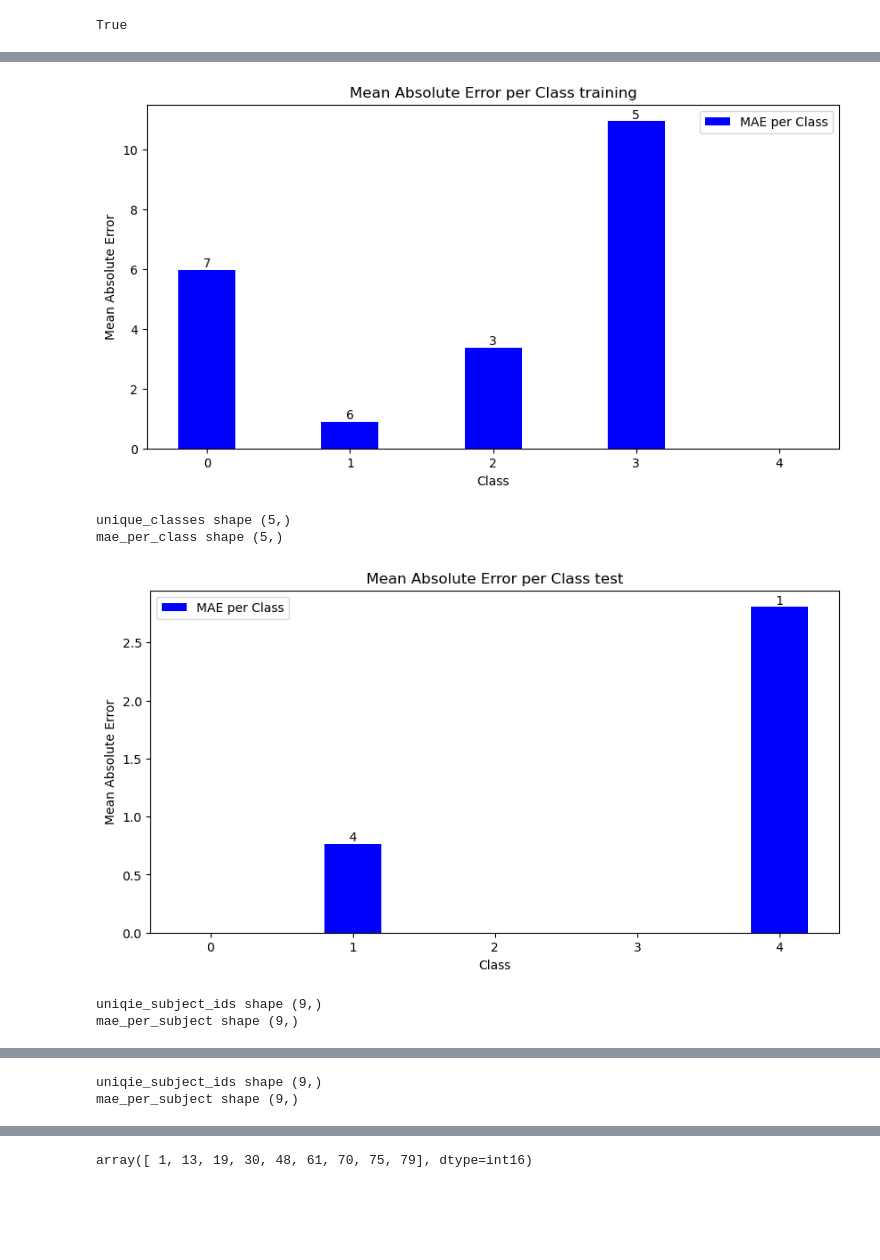
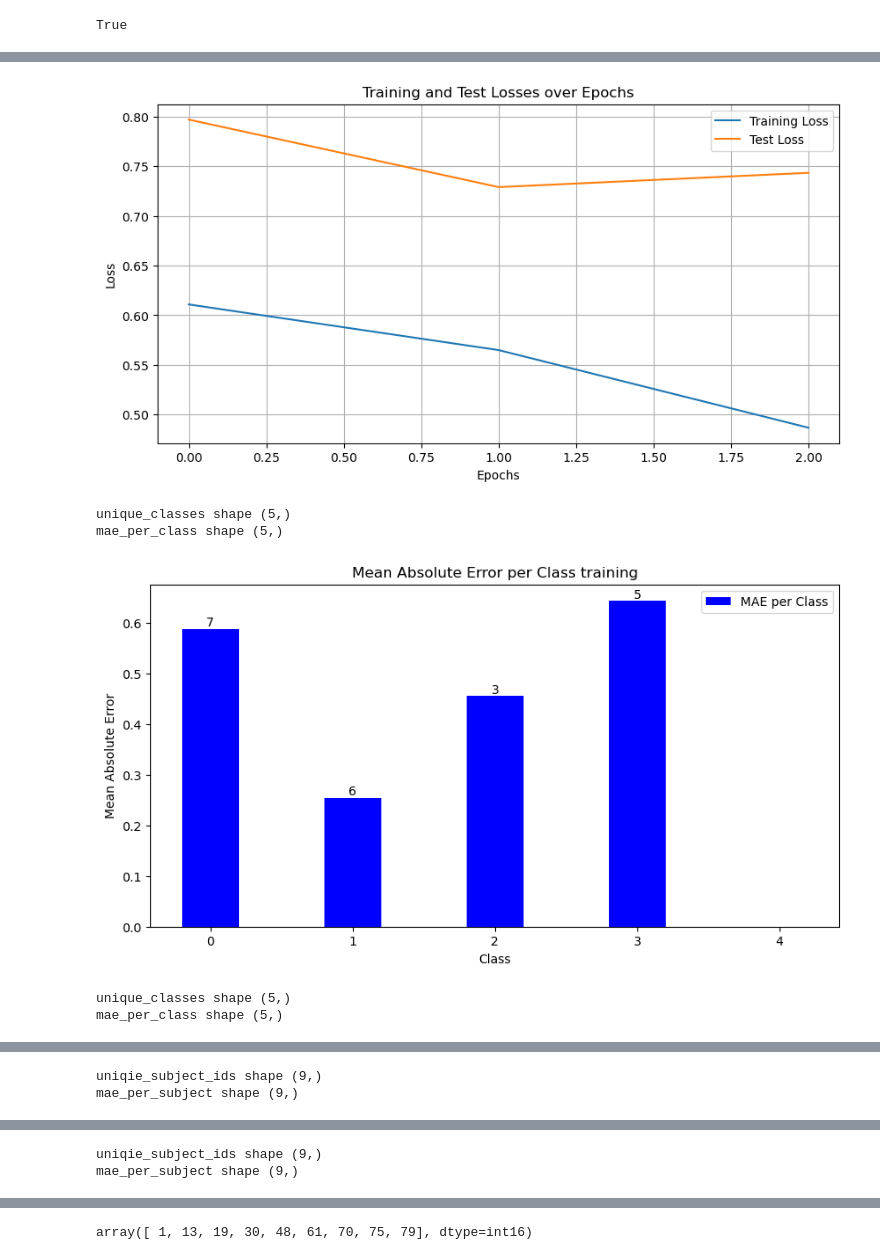
Before and after one commit to villifCoder559/PainAssessmentVideo, a Jupyter notebook: test.ipynb, the cells around one changed output, grey strips where cells are left out. Cells and saved outputs as stored; diff of their text form; code cells hidden in the pictures; blank space fills up the shorter version.

```diff
--- a/test.ipynb
+++ b/test.ipynb
@@ -176,3 +175,3 @@ True
 # %%
-results = model_advanced.train()
+results = model_advanced.train(num_epochs=3)
 # %% [output]
@@ -196,6 +195,6 @@ mae_per_class shape (5,)
-[figure, old version]
+[figure, new version]
 unique_classes shape (5,)
 mae_per_class shape (5,)
-[figure, old version]
+[figure, new version]
-uniqie_subject_ids shape (9,)
-mae_per_subject shape (9,)
+unique_classes shape (5,)
+mae_per_class shape (5,)
@@ -205,0 +205,2 @@ mae_per_subject shape (9,)
+uniqie_subject_ids shape (9,)
+mae_per_subject shape (9,)
```
Also changed, not shown: parts of 7 cells of this notebook.
